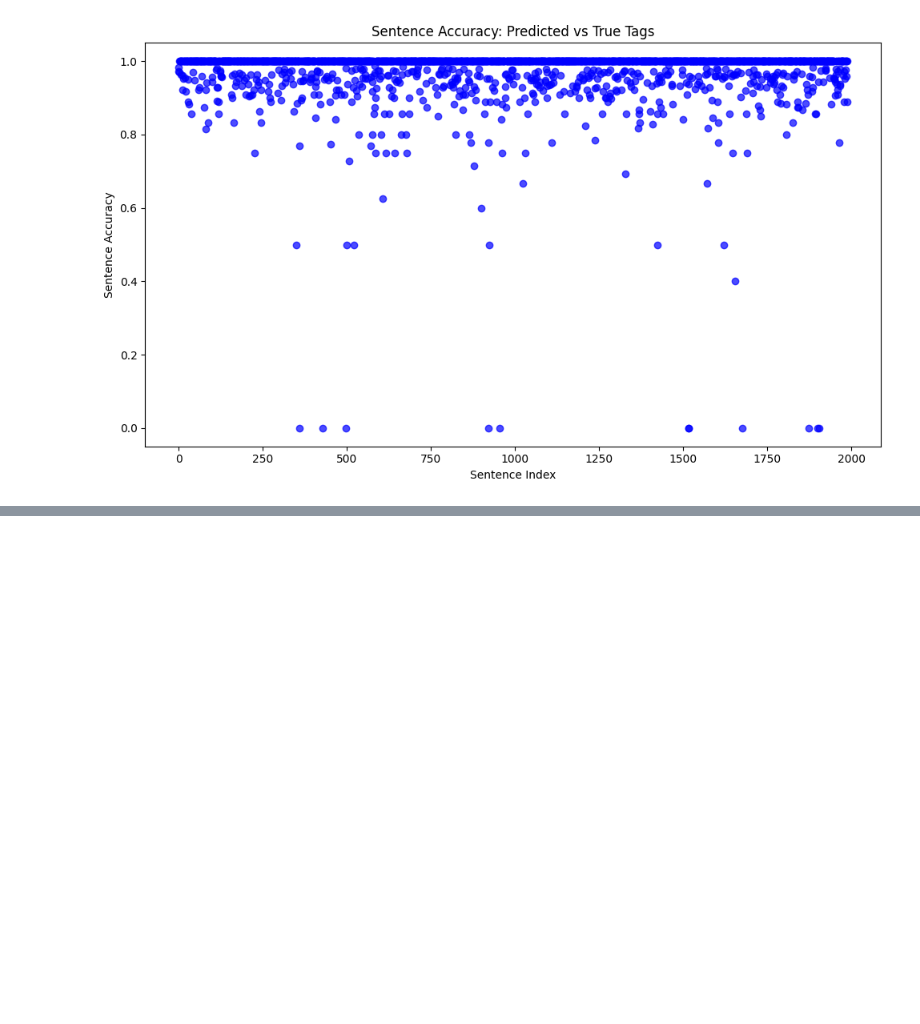
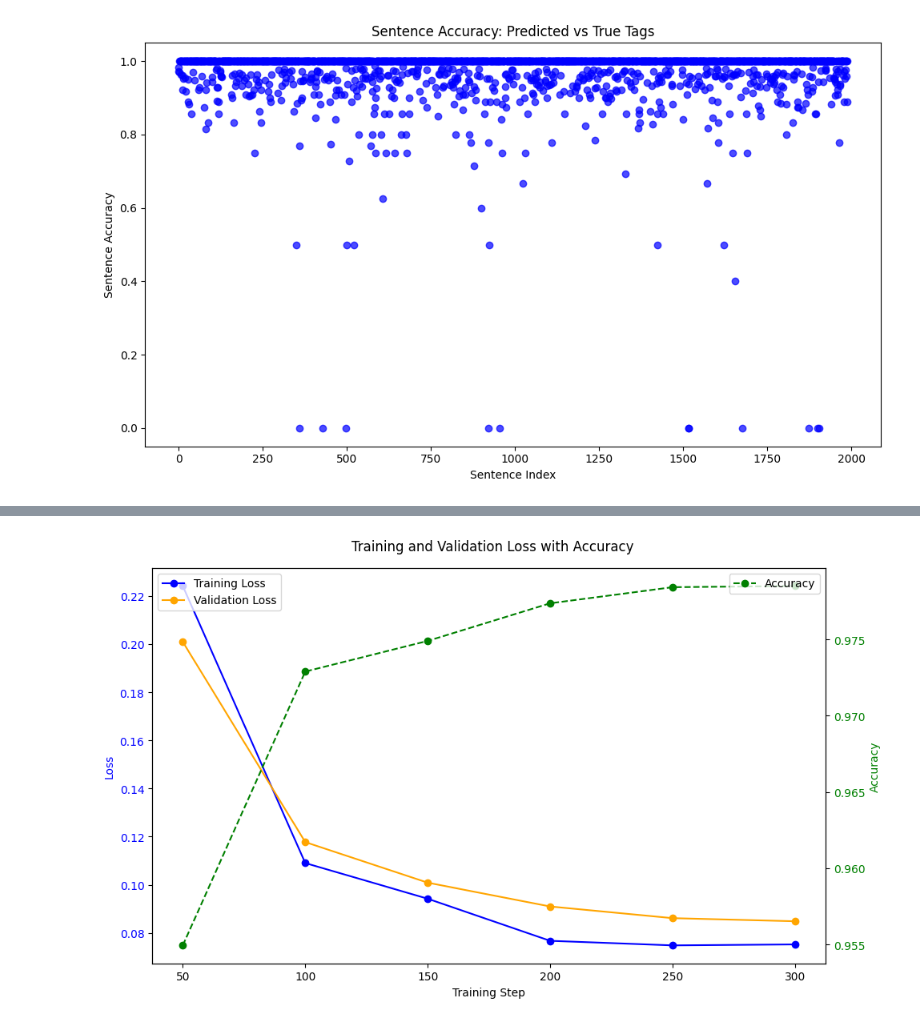
Before and after one commit to thaisfds/NLP_Natural_Language_Processing_Projects, a Jupyter notebook: TP2/main.ipynb, the cells around one changed output, grey strips where cells are left out. Drawn from its saved outputs; the diff is of its cells as text; code cells hidden in the pictures; blank space fills up the shorter version.

```diff
--- a/TP2/main.ipynb
+++ b/TP2/main.ipynb
@@ -498,0 +535,33 @@ Através desses ultimos dois gráficos relacionadas as Tags, é interessante per
+# %%
+# Acurácia durante o treinamento
+accuracy = [0.954939, 0.972892, 0.974898, 0.977367, 0.978421, 0.978498]
+
+# Dados do treinamento
+steps = [50, 100, 150, 200, 250, 300]
+training_loss = [0.224100, 0.109000, 0.094200, 0.076700, 0.074800, 0.075200]
+validation_loss = [0.200893, 0.117722, 0.100854, 0.090974, 0.086122, 0.084827]
+
+# Plotar perda e acurácia juntos
+fig, ax1 = plt.subplots(figsize=(10, 6))
+
+# Plotar a perda
+ax1.set_xlabel('Training Step')
+ax1.set_ylabel('Loss', color='blue')
+ax1.plot(steps, training_loss, label='Training Loss', marker='o', color='blue', linestyle='-')
+ax1.plot(steps, validation_loss, label='Validation Loss', marker='o', color='orange', linestyle='-')
+ax1.tick_params(axis='y', labelcolor='blue')
+
+# Criar um segundo eixo para a acurácia
+ax2 = ax1.twinx()
+ax2.set_ylabel('Accuracy', color='green')
+ax2.plot(steps, accuracy, label='Accuracy', marker='o', color='green', linestyle='--')
+ax2.tick_params(axis='y', labelcolor='green')
+
+# Título e legendas
+fig.suptitle('Training and Validation Loss with Accuracy')
+ax1.legend(loc='upper left')
+ax2.legend(loc='upper right')
+fig.tight_layout()
+plt.show()
+# %% [output]
+[figure, added]
```
Also changed, not shown: parts of 20 cells of this notebook.
